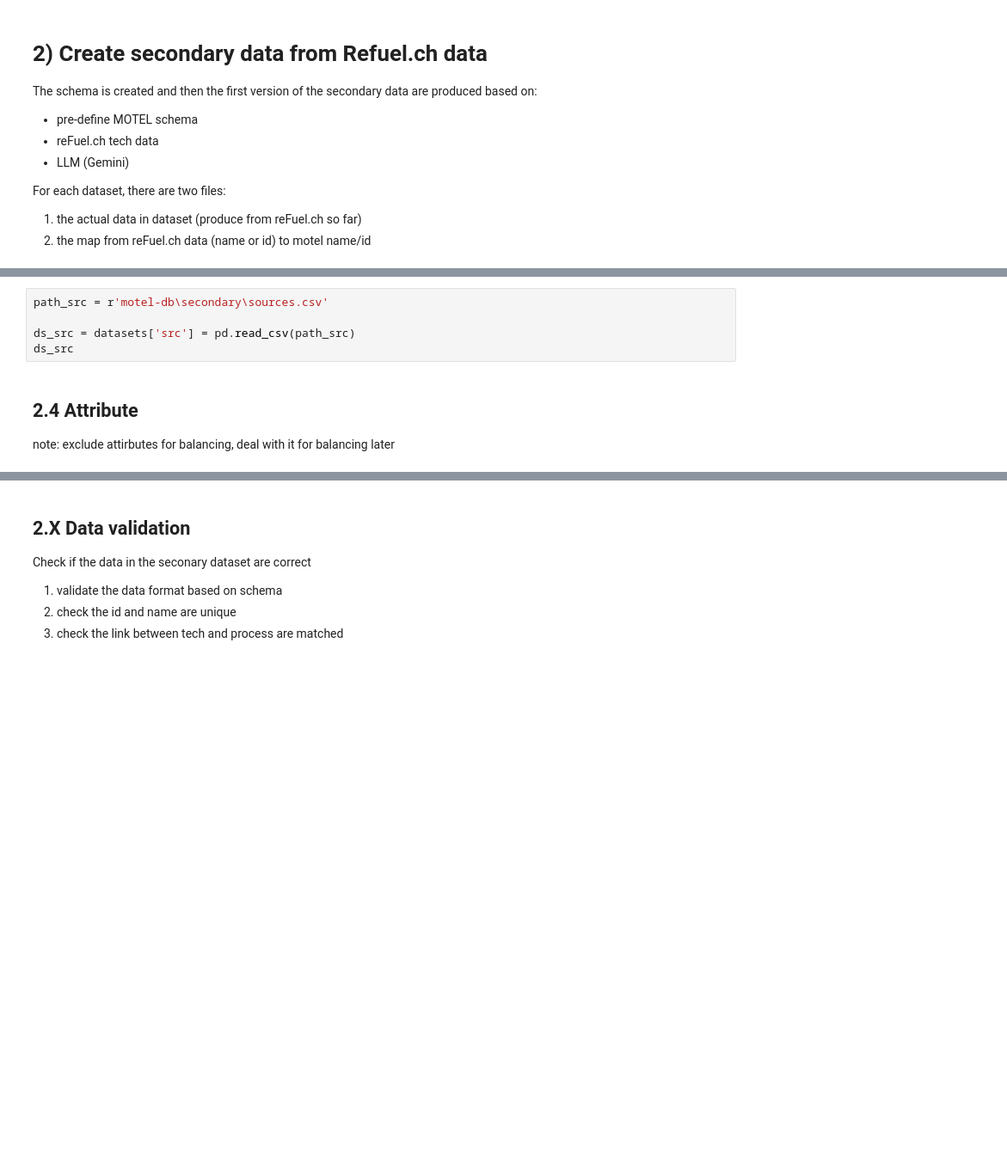
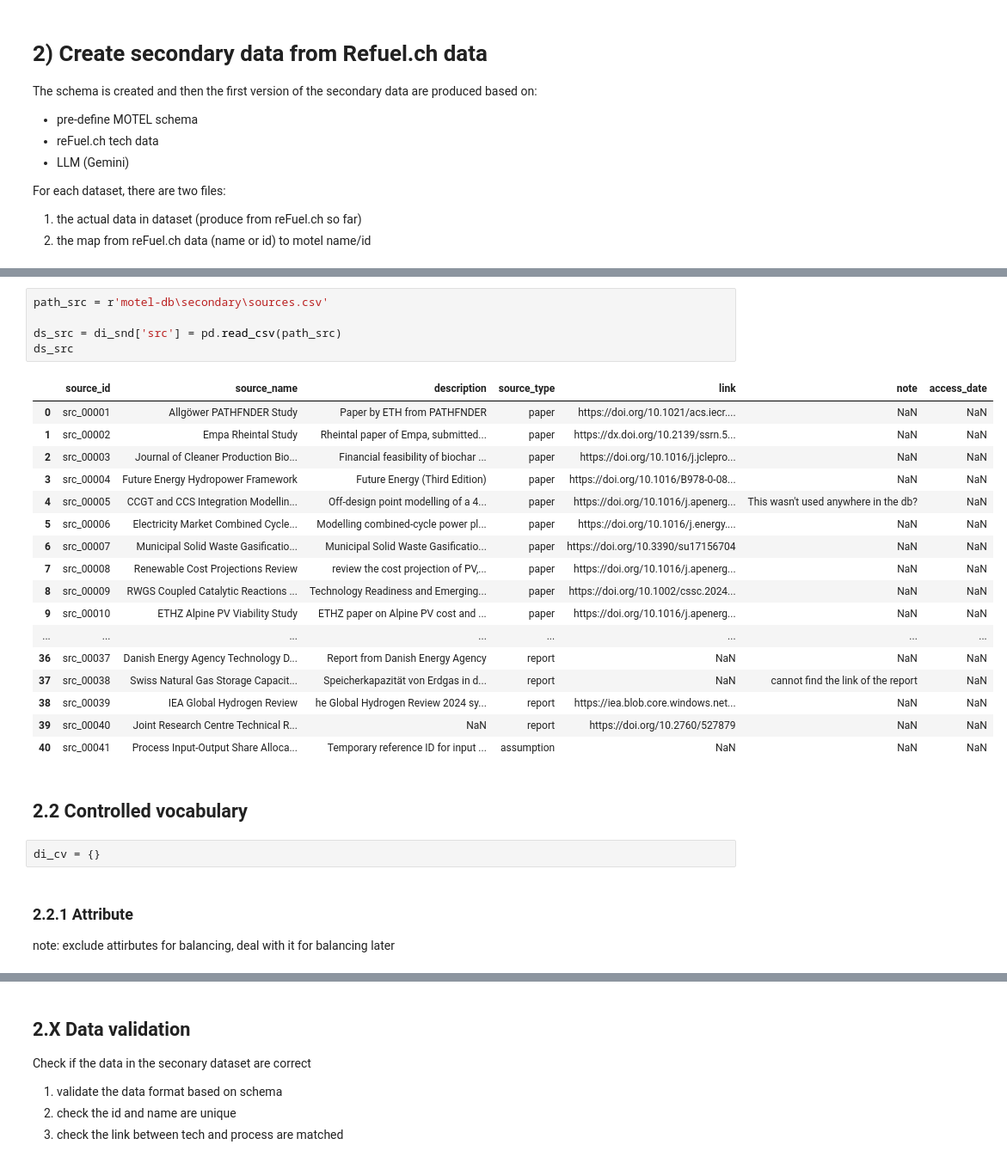
Before and after one commit to uesl-empa/motel-platform, a Jupyter notebook: dev2/reFuel2unmapped_rev2.ipynb, the cells around one changed output, grey strips where cells are left out. Shown at 86% size. Cells and saved outputs as stored; diff of their text form; blank space fills up the shorter version.

```diff
--- a/dev2/reFuel2unmapped_rev2.ipynb
+++ b/dev2/reFuel2unmapped_rev2.ipynb
@@ -89,10 +124,32 @@ ds_proc
 # %%
 path_src = r'motel-db\secondary\sources.csv'
 
-ds_src = datasets['src'] = pd.read_csv(path_src)
+ds_src = di_snd['src'] = pd.read_csv(path_src)
 ds_src
+# %% [output]
+|  | source_id | source_name | description | source_type | link | note | access_date |
+| 0 | src_00001 | Allgöwer PATHFNDER Study | Paper by ETH from PATHFNDER | paper | https://doi.org/10.1021/acs.iecr.... | NaN | NaN |
+| 1 | src_00002 | Empa Rheintal Study | Rheintal paper of Empa, submitted... | paper | https://dx.doi.org/10.2139/ssrn.5... | NaN | NaN |
+| 2 | src_00003 | Journal of Cleaner Production Bio... | Financial feasibility of biochar ... | paper | https://doi.org/10.1016/j.jclepro... | NaN | NaN |
+| 3 | src_00004 | Future Energy Hydropower Framework | Future Energy (Third Edition) | paper | https://doi.org/10.1016/B978-0-08... | NaN | NaN |
+| 4 | src_00005 | CCGT and CCS Integration Modellin... | Off-design point modelling of a 4... | paper | https://doi.org/10.1016/j.apenerg... | This wasn't used anywhere in the db? | NaN |
+| 5 | src_00006 | Electricity Market Combined Cycle... | Modelling combined-cycle power pl... | paper | https://doi.org/10.1016/j.energy.... | NaN | NaN |
+| 6 | src_00007 | Municipal Solid Waste Gasificatio... | Municipal Solid Waste Gasificatio... | paper | https://doi.org/10.3390/su17156704 | NaN | NaN |
+| 7 | src_00008 | Renewable Cost Projections Review | review the cost projection of PV,... | paper | https://doi.org/10.1016/j.apenerg... | NaN | NaN |
+| 8 | src_00009 | RWGS Coupled Catalytic Reactions ... | Technology Readiness and Emerging... | paper | https://doi.org/10.1002/cssc.2024... | NaN | NaN |
+| 9 | src_00010 | ETHZ Alpine PV Viability Study | ETHZ paper on Alpine PV cost and ... | paper | https://doi.org/10.1016/j.apenerg... | NaN | NaN |
+| ... | ... | ... | ... | ... | ... | ... | ... |
+| 36 | src_00037 | Danish Energy Agency Technology D... | Report from Danish Energy Agency | report | NaN | NaN | NaN |
+| 37 | src_00038 | Swiss Natural Gas Storage Capacit... | Speicherkapazität von Erdgas in d... | report | NaN | cannot find the link of the report | NaN |
+| 38 | src_00039 | IEA Global Hydrogen Review | he Global Hydrogen Review 2024 sy... | report | https://iea.blob.core.windows.net... | NaN | NaN |
+| 39 | src_00040 | Joint Research Centre Technical R... | NaN | report | https://doi.org/10.2760/527879 | NaN | NaN |
+| 40 | src_00041 | Process Input-Output Share Alloca... | Temporary reference ID for input ... | assumption | NaN | NaN | NaN |
+# %% [markdown]
+## 2.2 Controlled vocabulary
+# %%
+di_cv = {}
 # %% [markdown]
-## 2.4 Attribute
+### 2.2.1 Attribute
 
 note: exclude attirbutes for balancing, deal with it for balancing later
 # %%
```
Also changed, not shown: parts of 20 cells of this notebook, 12 other files.
